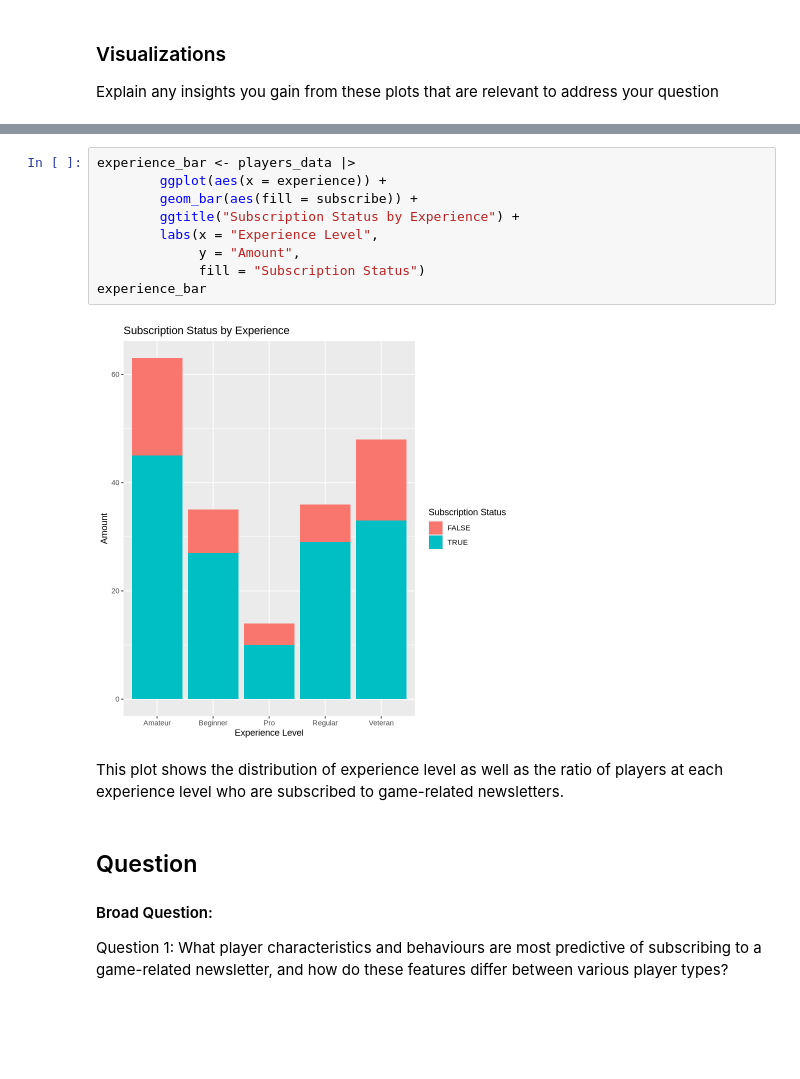
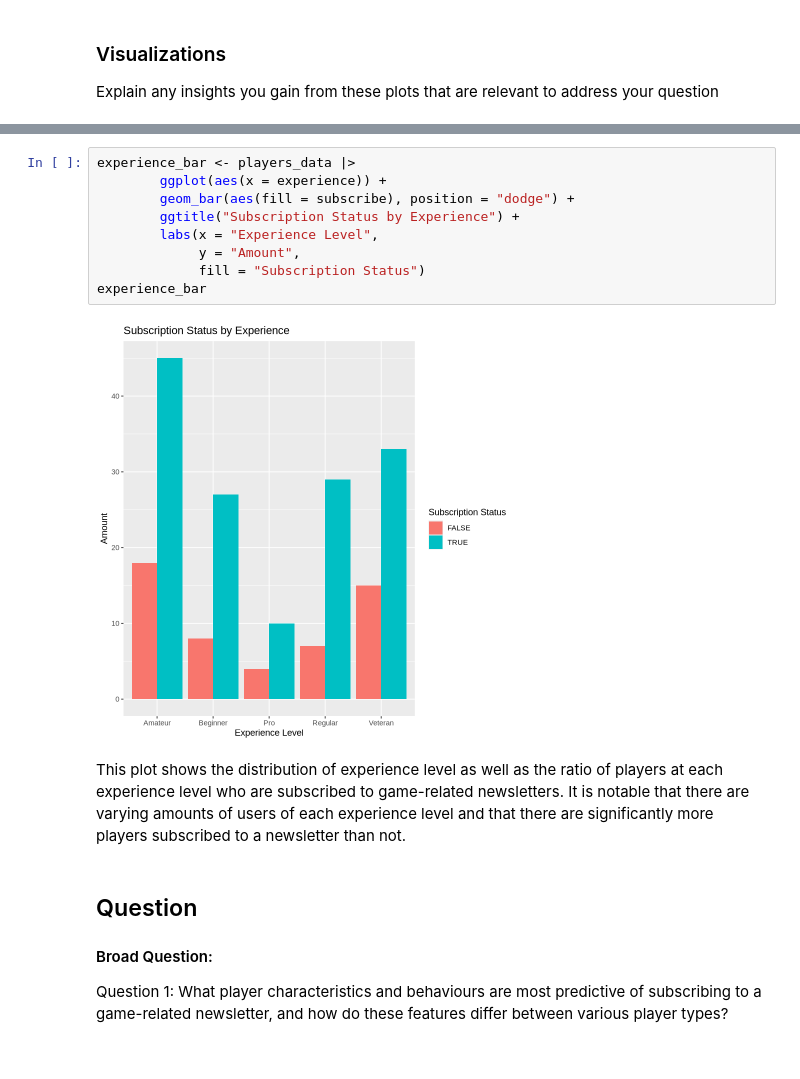
Before and after one commit to skylv777/Data_Science_Project, a Jupyter notebook: VideoGameProject.ipynb, the cells around one changed output, grey strips where cells are left out. Cells and saved outputs as stored; diff of their text form; blank space fills up the shorter version.

Commit message:
Completed visuals
age versus average session length

```diff
--- a/VideoGameProject.ipynb
+++ b/VideoGameProject.ipynb
@@ -256,16 +308,16 @@ Explain any insights you gain from these plots that are relevant to address your
 # %%
 experience_bar <- players_data |>
         ggplot(aes(x = experience)) +
-        geom_bar(aes(fill = subscribe)) +
+        geom_bar(aes(fill = subscribe), position = "dodge") +
         ggtitle("Subscription Status by Experience") +
         labs(x = "Experience Level",
              y = "Amount",
              fill = "Subscription Status")
 experience_bar
 # %% [output]
-[figure, old version]
+[figure, new version]
 # %% [markdown]
-This plot shows the distribution of experience level as well as the ratio of players at each experience level who are subscribed to game-related newsletters.
+This plot shows the distribution of experience level as well as the ratio of players at each experience level who are subscribed to game-related newsletters. It is notable that there are varying amounts of users of each experience level and that there are significantly more players subscribed to a newsletter than not.
 # %% [markdown]
 ## Question
 #### Broad Question:
```
Also changed, not shown: parts of 8 cells of this notebook.
